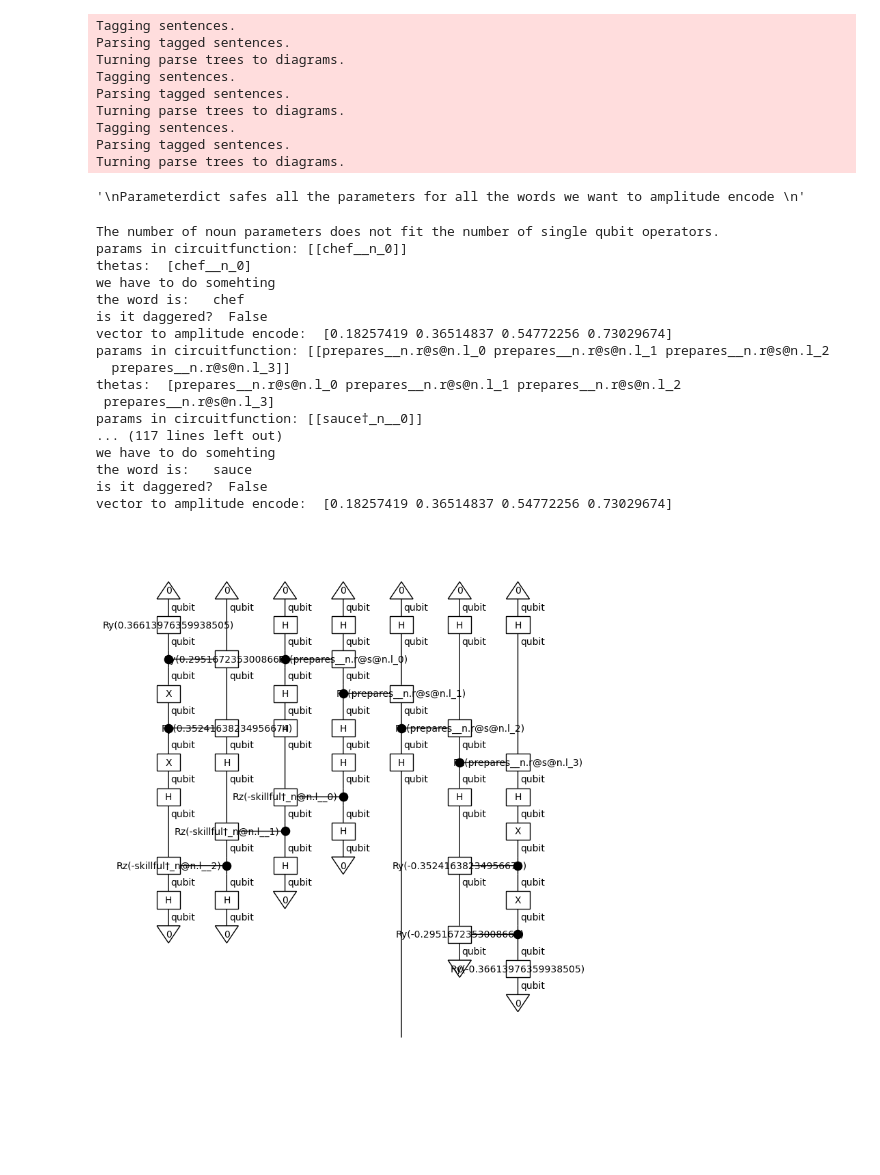
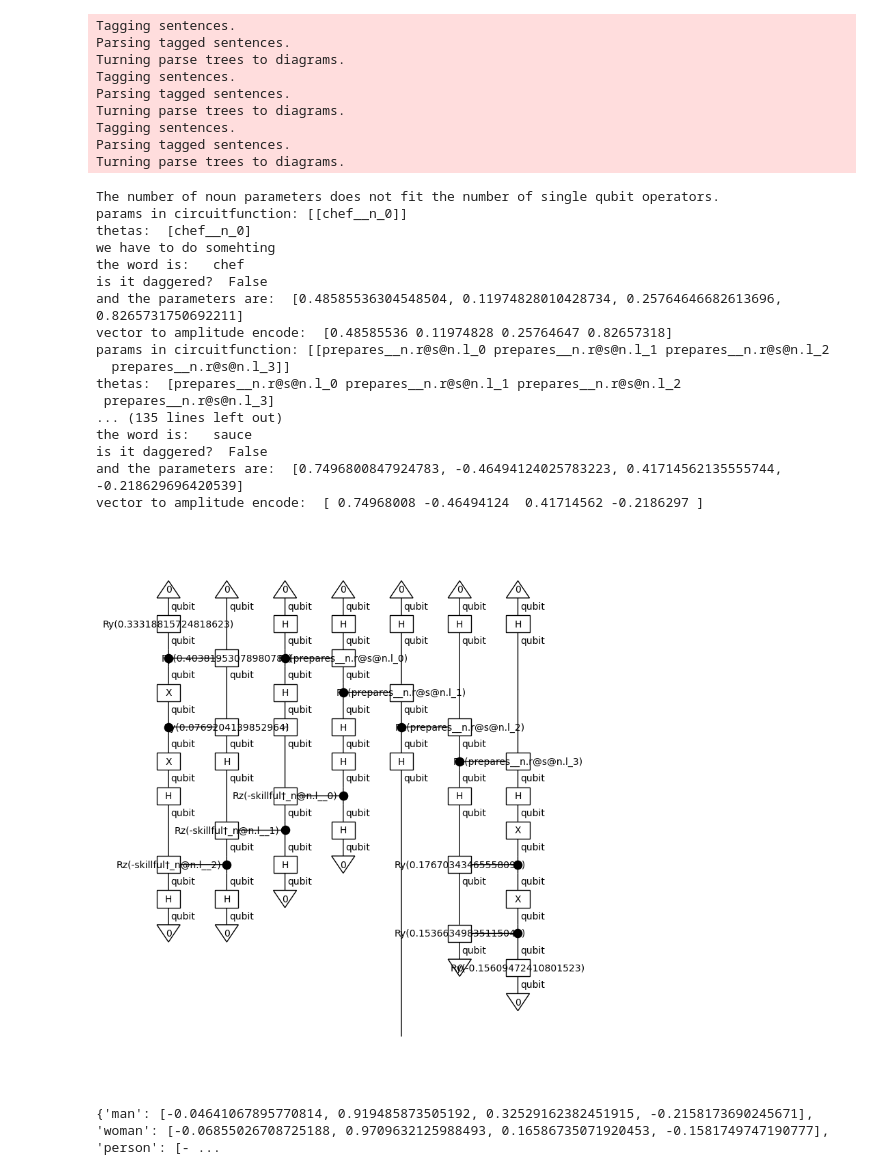
Before and after one commit to jurekjurek/MasterThesisCode, a Jupyter notebook: amplitudeEncoding/TestAE.ipynb, the cells around one changed output. Saved outputs shown, nothing was run; the diff lists cells and outputs as text; code cells hidden in the pictures; blank space fills up the shorter version.

```diff
--- a/amplitudeEncoding/TestAE.ipynb
+++ b/amplitudeEncoding/TestAE.ipynb
@@ -209,6 +212,7 @@ class CircuitAnsatz(BaseAnsatz):
         self.n_single_qubit_params = n_single_qubit_params
         self.circuit = circuit
         self.nounParams = nounParams
+        self.parameterDict = parameterDict
         if len(nounParams) != n_single_qubit_params:
             print('The number of noun parameters does not fit the number of single qubit operators. ')
         self.discard = discard
@@ -376,7 +380,7 @@ class IQPAmplitudeEncode(CircuitAnsatz):
                 if '_n_' in str(thetas[0]):
                     print('we have to do somehting')
                     # continue
-                    circuit = noun_ansatz(str(thetas[0]), self.nounParams[:4], circuitt=circuit)
+                    circuit = noun_ansatz(str(thetas[0]), self.parameterDict, circuitt=circuit)
 
                     # remove the used noun parameters
                     # self.nounParams = self.nounParams[4:]
@@ -397,7 +401,7 @@ class IQPAmplitudeEncode(CircuitAnsatz):
 
 
 
-def noun_ansatz(paramString: str, arr, circuitt):
+def noun_ansatz(paramString: str, parameterDict, circuitt):
     '''
     this function returns a 2-qubit circuit encoding the four dimensional vector arr
     '''
@@ -405,7 +409,9 @@ def noun_ansatz(paramString: str, arr, circuitt):
     print('the word is:  ', word)
     print('is it daggered? ', dagger)
 
-    # arr = self.ParameterDict[paramString]
+    arr = parameterDict[word]
+
+    print('and the parameters are: ', arr)
 
     if len(arr) != 4:
         print('Error, we need a four dimensional vector')
@@ -465,44 +471,56 @@ def GetWordFromParam(param: str):
         dagger = False
 
     return word, dagger
-# %%
-'''
-Parameterdict safes all the parameters for all the words we want to amplitude encode
-'''
-# %% [output]
-'\nParameterdict safes all the parameters for all the words we want to amplitude encode \n'
+# %%
+'''
+Load the word dict
+'''
+import json
+
+with open("../datasets/newNounVectorsPCA.json", 'r') as fp:
+    parameterDict = json.load(fp)
 # %%
 # create quantum circuits
 
 from lambeq import AtomicType, IQPAnsatz
 
 ansatz = IQPAnsatz({AtomicType.NOUN: 2, AtomicType.SENTENCE: 1},
                    n_layers=1, n_single_qubit_params=3)
 
-ansatz = IQPAmplitudeEncode({AtomicType.NOUN: 2, AtomicType.SENTENCE: 1},
-                   n_layers=1, nounParams=np.array([1,2,3,4, 1,2,3,4,]), parameterDict={}, n_single_qubit_params=3)
+
+from IQPAmplitudeEncode import *
+
+
+ansatz = IQPAmplitudeEncode2QB({AtomicType.NOUN: 2, AtomicType.SENTENCE: 1},
+                   n_layers=1, nounParams=np.array([1,2,3,4, 1,2,3,4,]), parameterDict=parameterDict, n_single_qubit_params=3)
 
 train_circuits = [ansatz(diagram) for diagram in train_diagrams]
 # val_circuits =  [ansatz(diagram) for diagram in dev_diagrams]
 # test_circuits = [ansatz(diagram) for diagram in test_diagrams]
 
 train_circuits[0].draw(figsize=(6, 8))
 # %% [output]
 The number of noun parameters does not fit the number of single qubit operators.
 params in circuitfunction: [[chef__n_0]]
 thetas:  [chef__n_0]
 we have to do somehting
 the word is:   chef
 is it daggered?  False
-vector to amplitude encode:  [0.18257419 0.36514837 0.54772256 0.73029674]
+and the parameters are:  [0.48585536304548504, 0.11974828010428734, 0.25764646682613696, 0.8265731750692211]
+vector to amplitude encode:  [0.48585536 0.11974828 0.25764647 0.82657318]
 params in circuitfunction: [[prepares__n.r@s@n.l_0 prepares__n.r@s@n.l_1 prepares__n.r@s@n.l_2
   prepares__n.r@s@n.l_3]]
 thetas:  [prepares__n.r@s@n.l_0 prepares__n.r@s@n.l_1 prepares__n.r@s@n.l_2
  prepares__n.r@s@n.l_3]
-params in circuitfunction: [[sauce†_n__0]]
-... (117 lines left out)
-we have to do somehting
+... (135 lines left out)
 the word is:   sauce
 is it daggered?  False
-vector to amplitude encode:  [0.18257419 0.36514837 0.54772256 0.73029674]
+and the parameters are:  [0.7496800847924783, -0.46494124025783223, 0.41714562135555744, -0.218629696420539]
+vector to amplitude encode:  [ 0.74968008 -0.46494124  0.41714562 -0.2186297 ]
-[figure, old version]
+[figure, new version]
+# %%
+print(parameterDict)
+
+[0.48585536304548504, 0.11974828010428734, 0.25764646682613696, 0.8265731750692211]
+# %% [output]
+{'man': [-0.04641067895770814, 0.919485873505192, 0.32529162382451915, -0.2158173690245671], 'woman': [-0.06855026708725188, 0.9709632125988493, 0.16586735071920453, -0.1581749747190777], 'person': [- ...
```
Also changed, not shown: parts of 1 cell of this notebook, 22 other files.
